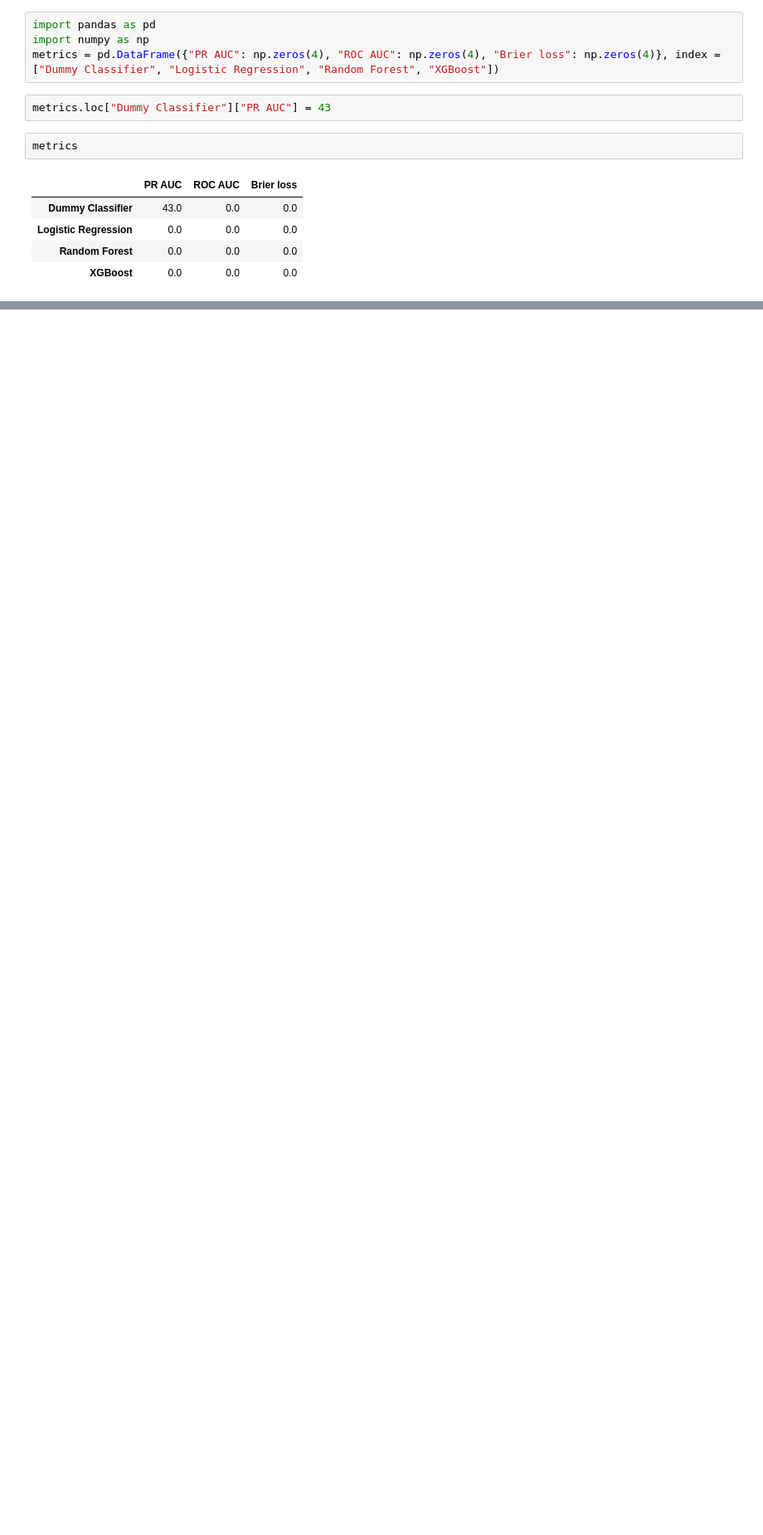
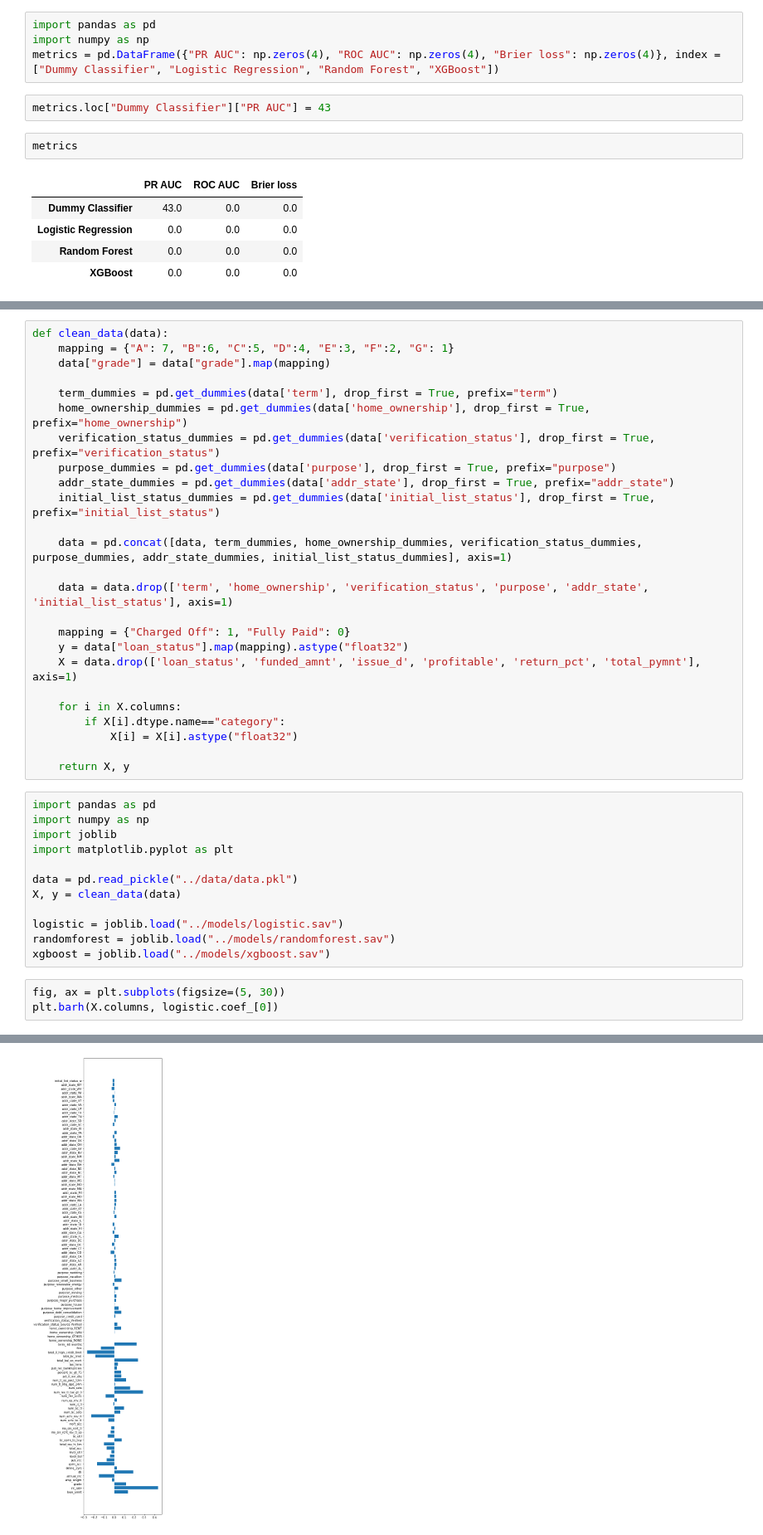
Before and after one commit to zcc33/lendingclub-loan-class, a Jupyter notebook: notebooks/exploratory.ipynb, the cells around one changed output, grey strips where cells are left out. Shown at 83% size. Drawn from its saved outputs; the diff is of its cells as text; blank space fills up the shorter version.

```diff
--- a/notebooks/exploratory.ipynb
+++ b/notebooks/exploratory.ipynb
@@ -1119,0 +1192,41 @@ metrics
+# %%
+def clean_data(data):
+    mapping = {"A": 7, "B":6, "C":5, "D":4, "E":3, "F":2, "G": 1}
+    data["grade"] = data["grade"].map(mapping)
+
+    term_dummies = pd.get_dummies(data['term'], drop_first = True, prefix="term")
+    home_ownership_dummies = pd.get_dummies(data['home_ownership'], drop_first = True, prefix="home_ownership")
+    verification_status_dummies = pd.get_dummies(data['verification_status'], drop_first = True, prefix="verification_status")
+    purpose_dummies = pd.get_dummies(data['purpose'], drop_first = True, prefix="purpose")
+    addr_state_dummies = pd.get_dummies(data['addr_state'], drop_first = True, prefix="addr_state")
+    initial_list_status_dummies = pd.get_dummies(data['initial_list_status'], drop_first = True, prefix="initial_list_status")
+
+    data = pd.concat([data, term_dummies, home_ownership_dummies, verification_status_dummies, purpose_dummies, addr_state_dummies, initial_list_status_dummies], axis=1)
+
+    data = data.drop(['term', 'home_ownership', 'verification_status', 'purpose', 'addr_state', 'initial_list_status'], axis=1)
+
+    mapping = {"Charged Off": 1, "Fully Paid": 0}
+    y = data["loan_status"].map(mapping).astype("float32")
+    X = data.drop(['loan_status', 'funded_amnt', 'issue_d', 'profitable', 'return_pct', 'total_pymnt'], axis=1)
+
+    for i in X.columns:
+        if X[i].dtype.name=="category":
+            X[i] = X[i].astype("float32")
+
+    return X, y
+# %%
+import pandas as pd
+import numpy as np
+import joblib
+import matplotlib.pyplot as plt
+
+data = pd.read_pickle("../data/data.pkl")
+X, y = clean_data(data)
+
+logistic = joblib.load("../models/logistic.sav")
+randomforest = joblib.load("../models/randomforest.sav")
+xgboost = joblib.load("../models/xgboost.sav")
+# %%
+fig, ax = plt.subplots(figsize=(5, 30))
+plt.barh(X.columns, logistic.coef_[0])
+# %% [output]
@@ -1119,0 +1234 @@ metrics
+[figure, added]
```
Also changed, not shown: parts of 11 cells of this notebook, 5 other files.
